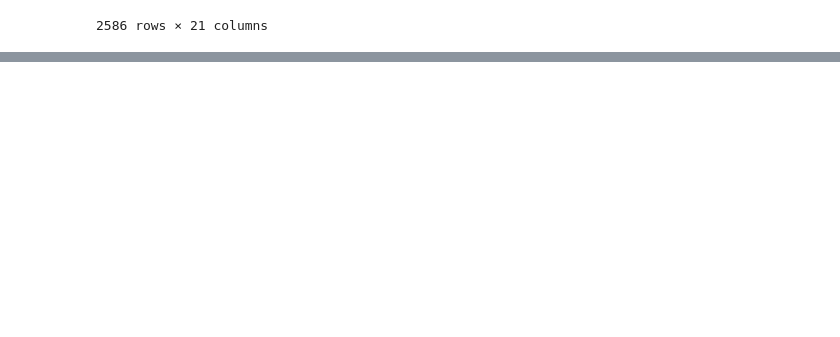
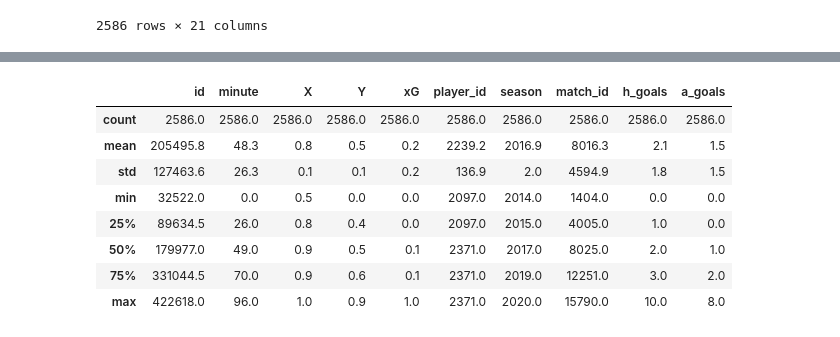
Before and after one commit to kaustavr19/Messi-vs-Ronaldo---An-Analytical-Debate, a Jupyter notebook: Messi_vs_Ronaldo_An_Analytical_Debate.ipynb, the cells around one changed output, grey strips where cells are left out. Saved outputs shown, nothing was run; the diff lists cells and outputs as text; code cells hidden in the pictures; blank space fills up the shorter version.

```diff
--- a/Messi_vs_Ronaldo_An_Analytical_Debate.ipynb
+++ b/Messi_vs_Ronaldo_An_Analytical_Debate.ipynb
@@ -194,0 +362,16 @@ shots_df.describe()
+# %%
+shots_df = shots_df.apply(pd.to_numeric, errors = "ignore")
+# %%
+shots_df = shots_df.round(2)
+# %%
+shots_df.describe().round(1)
+# %% [output]
+|  | id | minute | X | Y | xG | player_id | season | match_id | h_goals | a_goals |
+| count | 2586.0 | 2586.0 | 2586.0 | 2586.0 | 2586.0 | 2586.0 | 2586.0 | 2586.0 | 2586.0 | 2586.0 |
+| mean | 205495.8 | 48.3 | 0.8 | 0.5 | 0.2 | 2239.2 | 2016.9 | 8016.3 | 2.1 | 1.5 |
+| std | 127463.6 | 26.3 | 0.1 | 0.1 | 0.2 | 136.9 | 2.0 | 4594.9 | 1.8 | 1.5 |
+| min | 32522.0 | 0.0 | 0.5 | 0.0 | 0.0 | 2097.0 | 2014.0 | 1404.0 | 0.0 | 0.0 |
+| 25% | 89634.5 | 26.0 | 0.8 | 0.4 | 0.0 | 2097.0 | 2015.0 | 4005.0 | 1.0 | 0.0 |
+| 50% | 179977.0 | 49.0 | 0.9 | 0.5 | 0.1 | 2371.0 | 2017.0 | 8025.0 | 2.0 | 1.0 |
+| 75% | 331044.5 | 70.0 | 0.9 | 0.6 | 0.1 | 2371.0 | 2019.0 | 12251.0 | 3.0 | 2.0 |
+| max | 422618.0 | 96.0 | 1.0 | 0.9 | 1.0 | 2371.0 | 2020.0 | 15790.0 | 10.0 | 8.0 |
```
Also changed, not shown: parts of 38 cells of this notebook.
